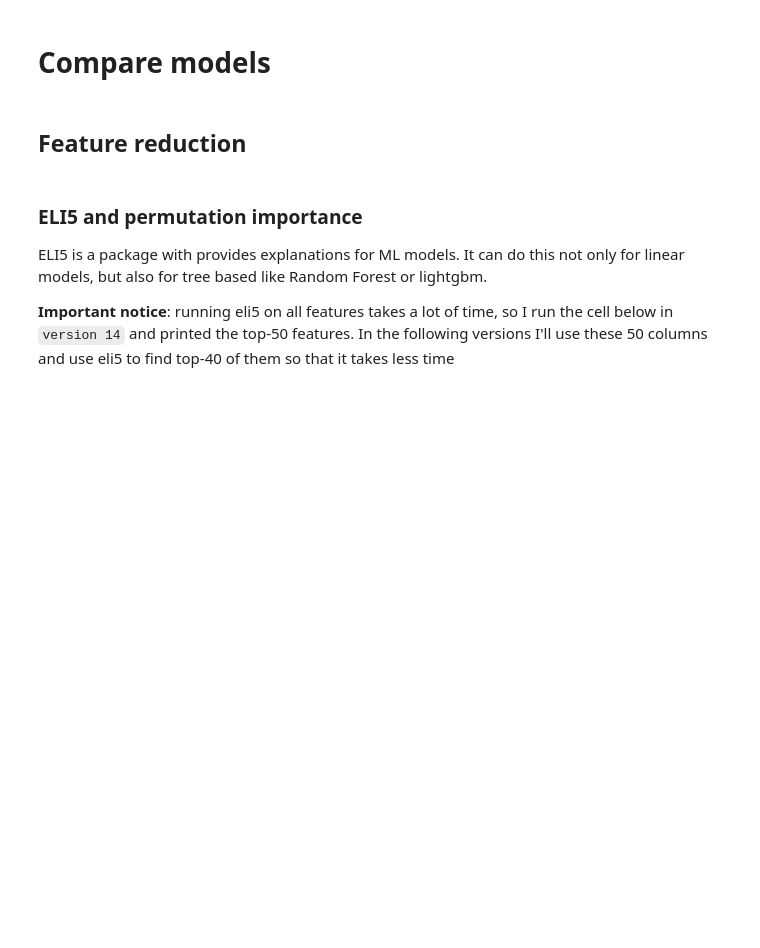
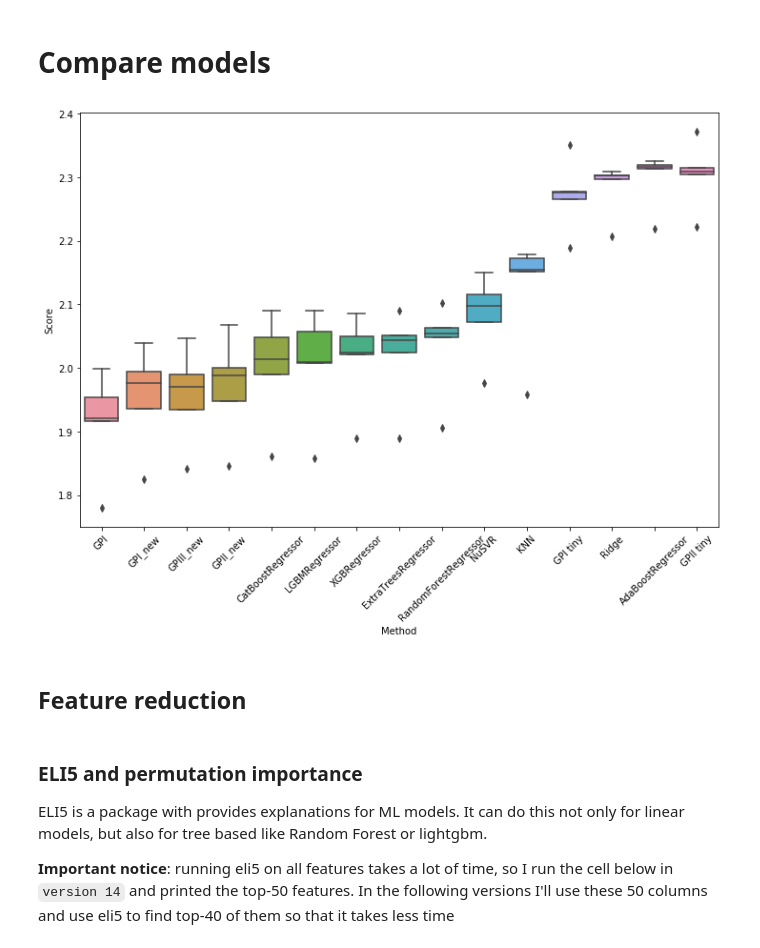
Before and after one commit to ricarddelgado/lanl-earthquake-kaggle, a Jupyter notebook: lanl_master_notebookv2.ipynb, the cells around one changed output. Cells and saved outputs as stored; diff of their text form; code cells hidden in the pictures; blank space fills up the shorter version.

```diff
--- a/lanl_master_notebookv2.ipynb
+++ b/lanl_master_notebookv2.ipynb
@@ -94,4 +97,4 @@ Let's discard any quake that looks weird
 # %%
-saved_files_present = (os.path.isfile('../tmp_results/Xv2_tr.hdf') and
-                       os.path.isfile('../tmp_results/Xv2_test.hdf') and
-                       os.path.isfile('../tmp_results/yv2_tr.hdf') )
+saved_files_present = (os.path.isfile(f'../tmp_results/X{features_version}_tr.hdf') and
+                       os.path.isfile(f'../tmp_results/X{features_version}_test.hdf') and
+                       os.path.isfile(f'../tmp_results/y{features_version}_tr.hdf') )
@@ -359,7 +367,7 @@ Let's try a few different models and submit the one with the best validation sco
 # %% [markdown]
 ### LGBM (Gradient Boosting)
 # %%
-best_params_lgb_huber = {
+params_lgb = {
     "objective": "huber",
     "boosting": "gbdt",
     "verbosity": -1,
@@ -463,5 +386,3 @@ best_params_lgb_hyperopt = {
-# %%
-params_lgb = best_params_lgb_huber
 # %%
 oof_lgb, prediction_lgb, scores_lgb, feature_importance_lgb = train_model(X=X_train_scaled,
                                                                           X_test=X_test_scaled,
@@ -473,11 +412,3 @@ oof_lgb, prediction_lgb, scores_lgb, feature_importance_lgb = train_model(X=X_tr
-# %%
-oof_lgb, prediction_lgb, scores_lgb, feature_importance_lgb = train_model(X=X_train_scaled,
-                                                                          X_test=X_test_scaled,
-                                                                          y=y_tr,
-                                                                          folds=folds_models,
-                                                                          params=best_params_lgb_hyperopt,
-                                                                          model_type='lgb',
-                                                                          show_scatter=False)
 # %%
 cols = feature_importance_lgb[["feature", "importance"]].groupby("feature").mean().sort_values(
     by="importance", ascending=False)[:50].index
@@ -720,35 +822,53 @@ except NameError:
     print('Ridge not computed')
 try:
     scores_df['GPI'] = scores_gpi
 except NameError:
     print('GPI not computed')
 try:
+    scores_df['GPI_new'] = scores_gpi_new
+except NameError:
+    print('GPI_new not computed')
+try:
+    scores_df['GPII_new'] = scores_gpii_new
+except NameError:
+    print('GPII_new not computed')
+try:
+    scores_df['GPIII_new'] = scores_gpiii_new
+except NameError:
+    print('GPIII_new not computed')
+try:
     scores_df['RandomForestRegressor'] = scores_rf
 except NameError:
     print('RandomForestRegressor not computed')
 try:
     scores_df['ExtraTreesRegressor'] = scores_ex
 except NameError:
     print('ExtraTreesRegressor not computed')
 try:
     scores_df['AdaBoostRegressor'] = scores_ada
 except NameError:
     print('AdaBoostRegressor not computed')
 try:
     scores_df['KNN'] = scores_knn
 except NameError:
     print('KNN not computed')
 try:
-    scores_df['GPI'] = scores_knn
+    scores_df['GPI tiny'] = scores_gpi_tiny
 except NameError:
-    print('GPI not computed')
+    print('GPI tiny not computed')
+try:
+    scores_df['GPII tiny'] = scores_gpii_tiny
+except NameError:
+    print('GPII tiny not computed')
 
 ax = sns.boxplot(data=scores_df.reindex(scores_df.mean().sort_values().index, axis=1));
 #ax.set(yscale="log")
 
 plt.xticks(rotation=45);
 plt.xlabel('Method');
 plt.ylabel('Score');
+# %% [output]
+[figure, added]
 # %% [markdown]
 ## Feature reduction
 # %% [markdown]
```
Also changed, not shown: parts of 42 cells of this notebook, 5 other files.
